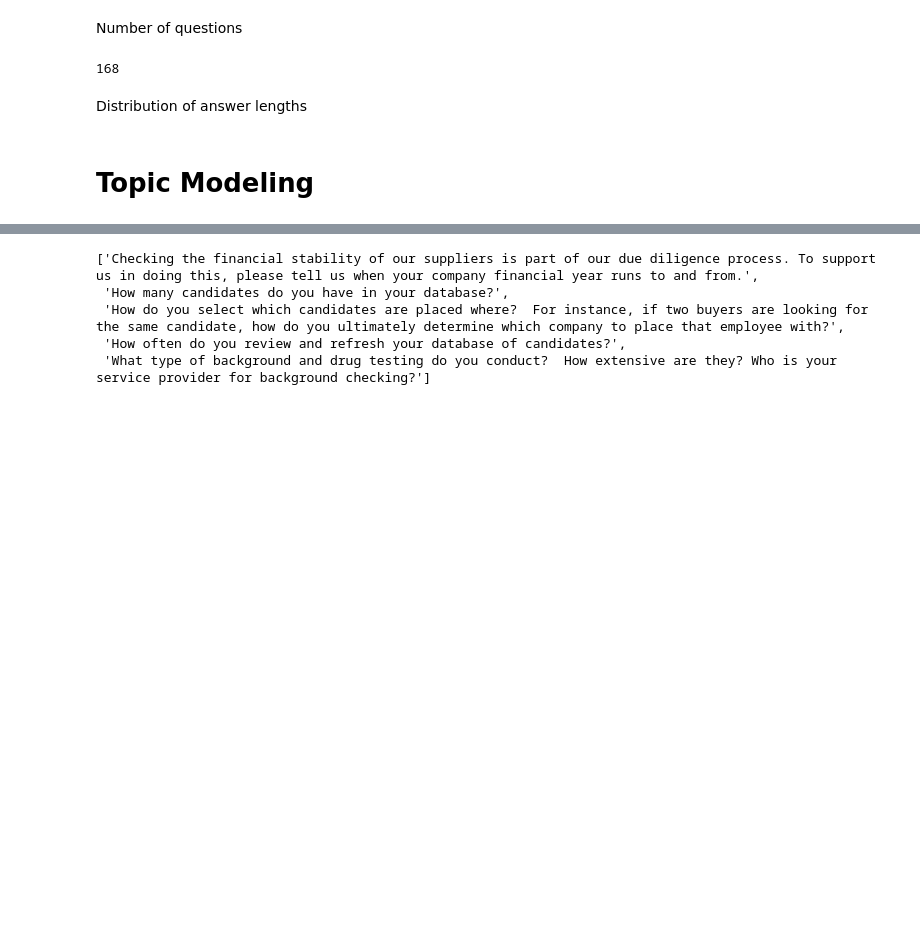
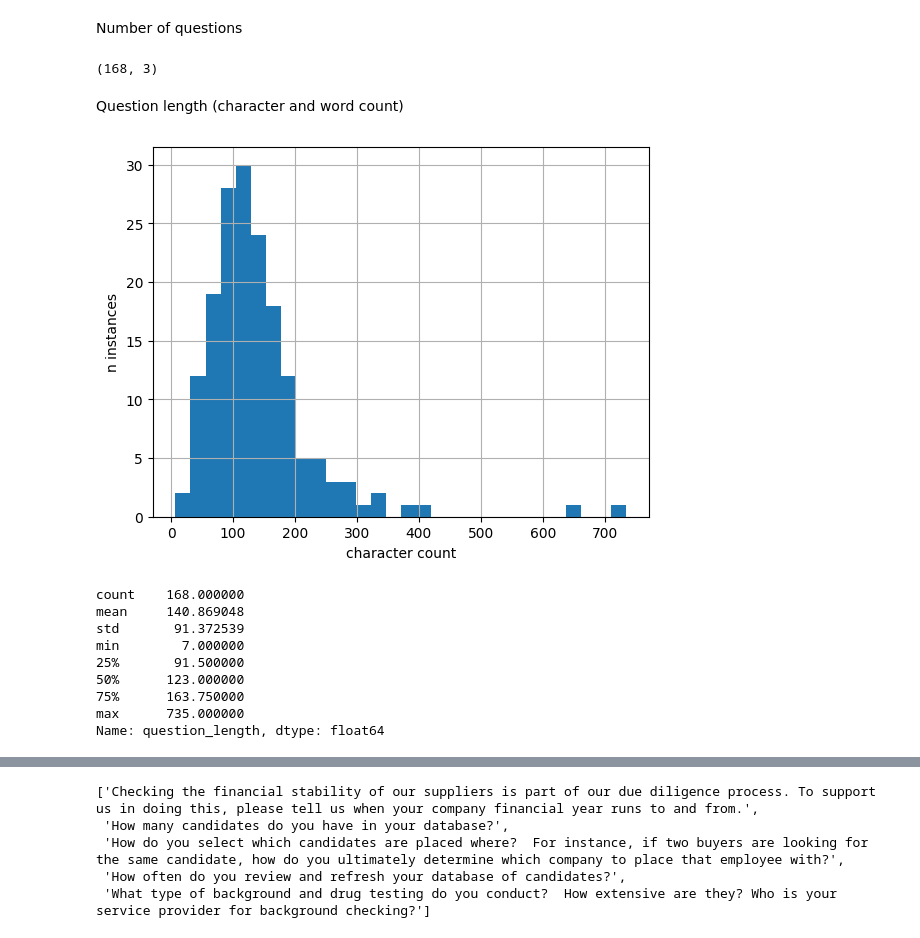
Before and after one commit to KalebJS/rfp-client, a Jupyter notebook: eda.ipynb, the cells around one changed output, grey strips where cells are left out. Drawn from its saved outputs; the diff is of its cells as text; code cells hidden in the pictures; blank space fills up the shorter version.

```diff
--- a/eda.ipynb
+++ b/eda.ipynb
@@ -11,5 +12,8 @@ db = DatabaseProxy()
 dotenv.load_dotenv(".envrc")
 # %% [output]
 True
+# %%
+df = pd.read_csv("input/qa-pairs.csv", encoding="latin-1")
+db.insert_from_dataframe(df, col_questions="question", col_answers="answer")
 # %% [markdown]
 # Basic Statistics
@@ -16,13 +29,28 @@ True
 # %% [markdown]
 Number of questions
-# %%
-questions = db.get_questions()
-len(questions)
-# %% [output]
-168
-# %% [markdown]
-Distribution of answer lengths
-# %%
-df = pd.DataFrame(questions, columns=["question"])
-# %% [markdown]
-# Topic Modeling
+# %%
+df.shape
+# %% [output]
+(168, 3)
+# %% [markdown]
+Question length (character and word count)
+# %%
+df["question_length"] = df["question"].apply(len)
+df["question_wordcount"] = df["question"].apply(lambda x: len(x.split(" ")))
+# %%
+df["question_length"].hist(bins=30)
+plt.xlabel("character count")
+plt.ylabel("n instances")
+plt.show()
+df["question_length"].describe()
+# %% [output]
+[figure, added]
+count    168.000000
+mean     140.869048
+std       91.372539
+min        7.000000
+25%       91.500000
+50%      123.000000
+75%      163.750000
+max      735.000000
+Name: question_length, dtype: float64
```
Also changed, not shown: parts of 10 cells of this notebook, 3 other files.
